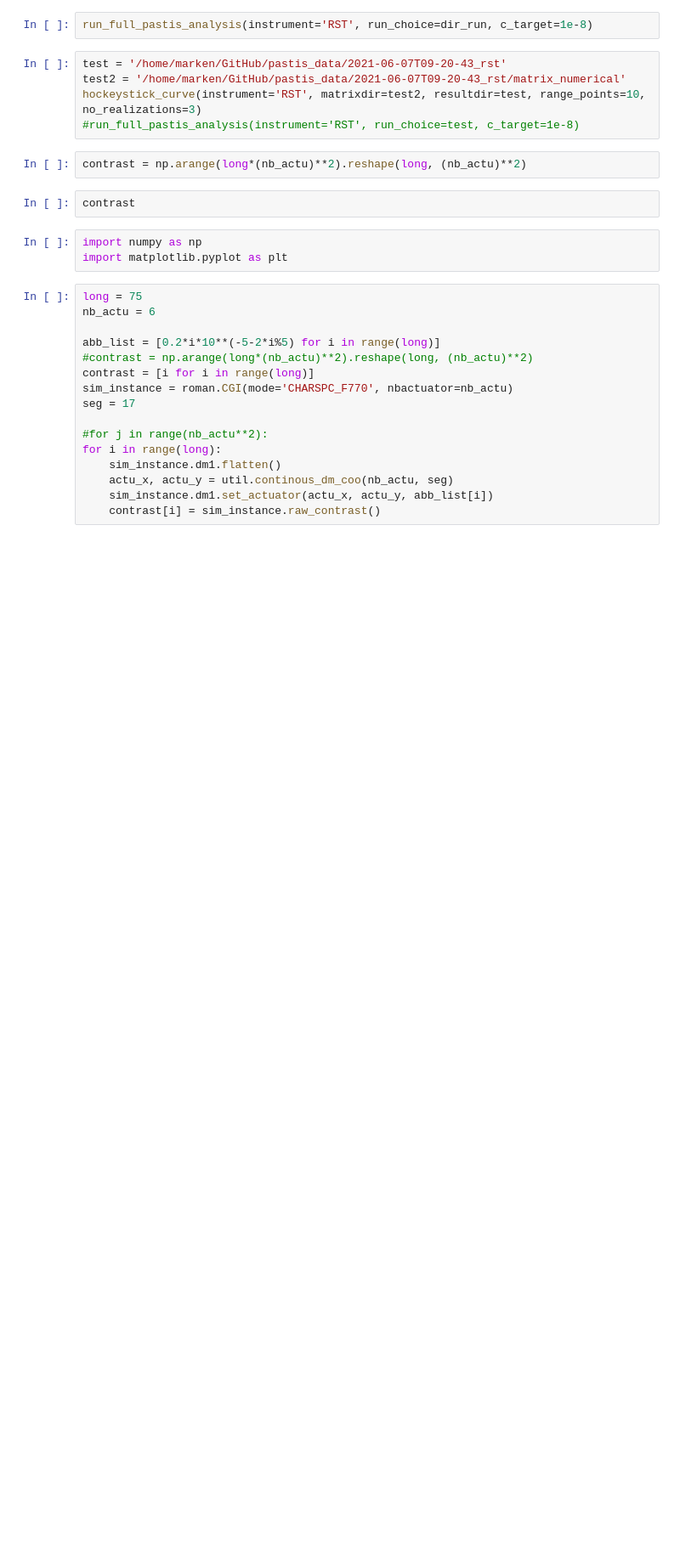
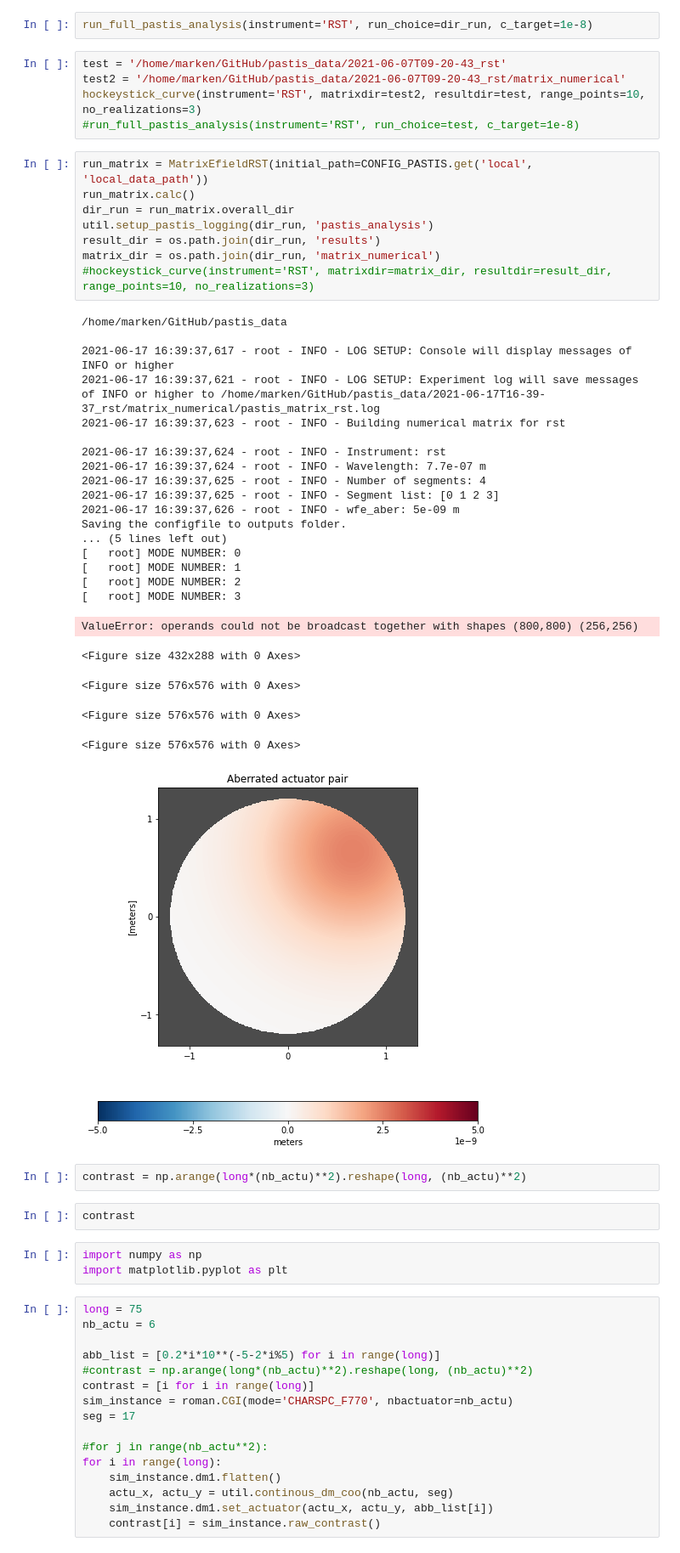
Before and after one commit to spacetelescope/PASTIS, a Jupyter notebook: TEST.ipynb, the cells around one changed output. Shown at 85% size. Drawn from its saved outputs; the diff is of its cells as text; blank space fills up the shorter version.

```diff
--- a/TEST.ipynb
+++ b/TEST.ipynb
@@ -76,6 +60,38 @@ test = '/home/marken/GitHub/pastis_data/2021-06-07T09-20-43_rst'
 test2 = '/home/marken/GitHub/pastis_data/2021-06-07T09-20-43_rst/matrix_numerical'
 hockeystick_curve(instrument='RST', matrixdir=test2, resultdir=test, range_points=10, no_realizations=3)
 #run_full_pastis_analysis(instrument='RST', run_choice=test, c_target=1e-8)
+# %%
+run_matrix = MatrixEfieldRST(initial_path=CONFIG_PASTIS.get('local', 'local_data_path'))
+run_matrix.calc()
+dir_run = run_matrix.overall_dir
+util.setup_pastis_logging(dir_run, 'pastis_analysis')
+result_dir = os.path.join(dir_run, 'results')
+matrix_dir = os.path.join(dir_run, 'matrix_numerical')
+#hockeystick_curve(instrument='RST', matrixdir=matrix_dir, resultdir=result_dir, range_points=10, no_realizations=3)
+# %% [output]
+/home/marken/GitHub/pastis_data
+
+2021-06-17 16:39:37,617 - root - INFO - LOG SETUP: Console will display messages of INFO or higher
+2021-06-17 16:39:37,621 - root - INFO - LOG SETUP: Experiment log will save messages of INFO or higher to /home/marken/GitHub/pastis_data/2021-06-17T16-39-37_rst/matrix_numerical/pastis_matrix_rst.log
+2021-06-17 16:39:37,623 - root - INFO - Building numerical matrix for rst
+
+2021-06-17 16:39:37,624 - root - INFO - Instrument: rst
+2021-06-17 16:39:37,624 - root - INFO - Wavelength: 7.7e-07 m
+2021-06-17 16:39:37,625 - root - INFO - Number of segments: 4
+2021-06-17 16:39:37,625 - root - INFO - Segment list: [0 1 2 3]
+2021-06-17 16:39:37,626 - root - INFO - wfe_aber: 5e-09 m
+Saving the configfile to outputs folder.
+... (5 lines left out)
+[   root] MODE NUMBER: 0
+[   root] MODE NUMBER: 1
+[   root] MODE NUMBER: 2
+[   root] MODE NUMBER: 3
+ValueError: operands could not be broadcast together with shapes (800,800) (256,256)
+<Figure size 432x288 with 0 Axes>
+<Figure size 576x576 with 0 Axes>
+<Figure size 576x576 with 0 Axes>
+<Figure size 576x576 with 0 Axes>
+[figure, added]
 # %%
 contrast = np.arange(long*(nb_actu)**2).reshape(long, (nb_actu)**2)
 # %%
```
Also changed, not shown: parts of 14 cells of this notebook, 2 other files.
